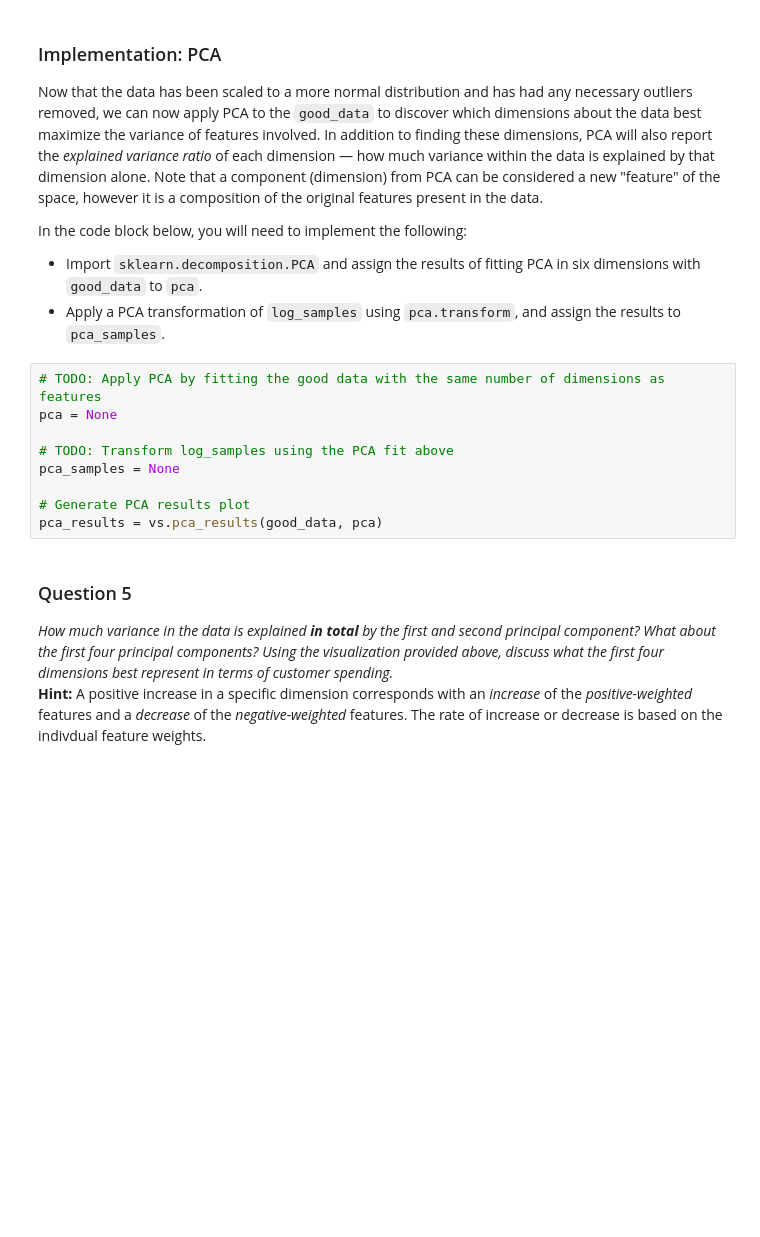
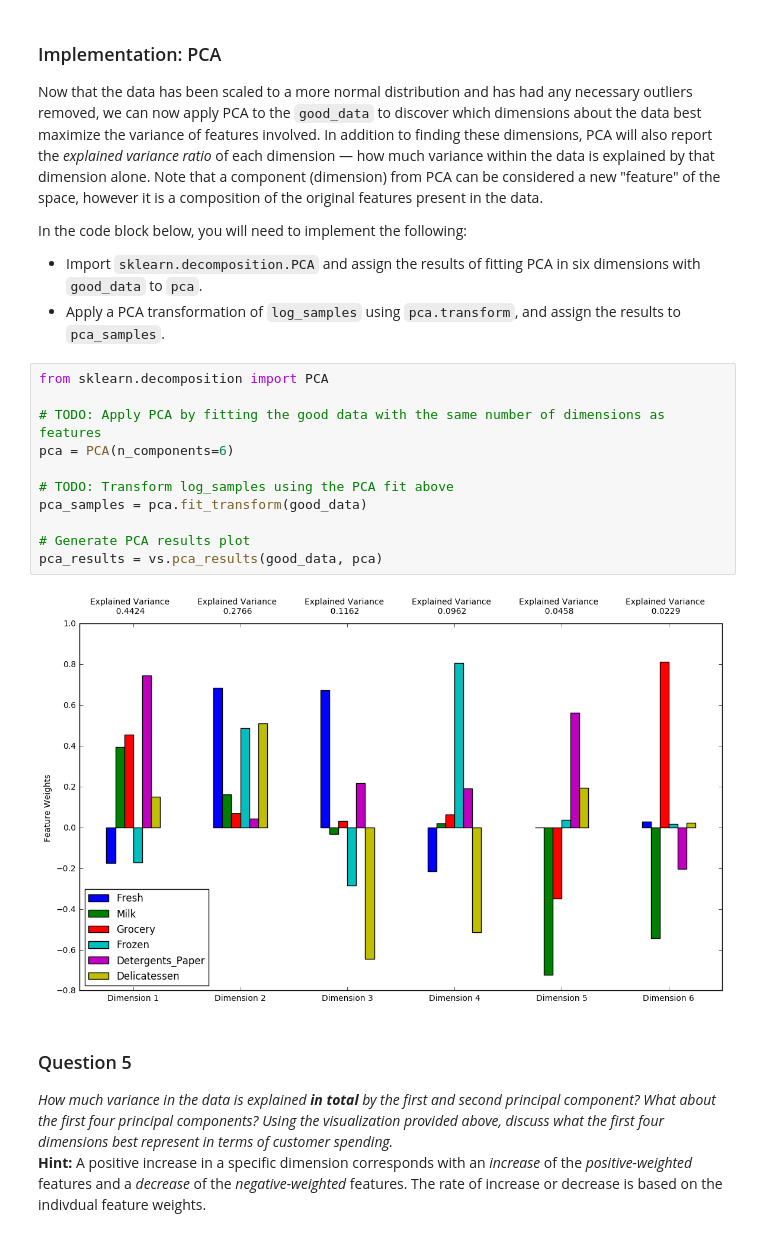
Before and after one commit to ThadeuLuz/machine-learning-udacity, a Jupyter notebook: customer_segments/customer_segments.ipynb, the cells around one changed output. Saved outputs shown, nothing was run; the diff lists cells and outputs as text; blank space fills up the shorter version.

```diff
--- a/customer_segments/customer_segments.ipynb
+++ b/customer_segments/customer_segments.ipynb
@@ -232,14 +342,18 @@ In the code block below, you will need to implement the following:
  - Import `sklearn.decomposition.PCA` and assign the results of fitting PCA in six dimensions with `good_data` to `pca`.
  - Apply a PCA transformation of `log_samples` using `pca.transform`, and assign the results to `pca_samples`.
 # %%
+from sklearn.decomposition import PCA
+
 # TODO: Apply PCA by fitting the good data with the same number of dimensions as features
-pca = None
+pca = PCA(n_components=6)
 
 # TODO: Transform log_samples using the PCA fit above
-pca_samples = None
+pca_samples = pca.fit_transform(good_data)
 
 # Generate PCA results plot
 pca_results = vs.pca_results(good_data, pca)
+# %% [output]
+[figure, added]
 # %% [markdown]
 ### Question 5
 *How much variance in the data is explained* ***in total*** *by the first and second principal component? What about the first four principal components? Using the visualization provided above, discuss what the first four dimensions best represent in terms of customer spending.*
```
Also changed, not shown: parts of 11 cells of this notebook, 2 other files.
